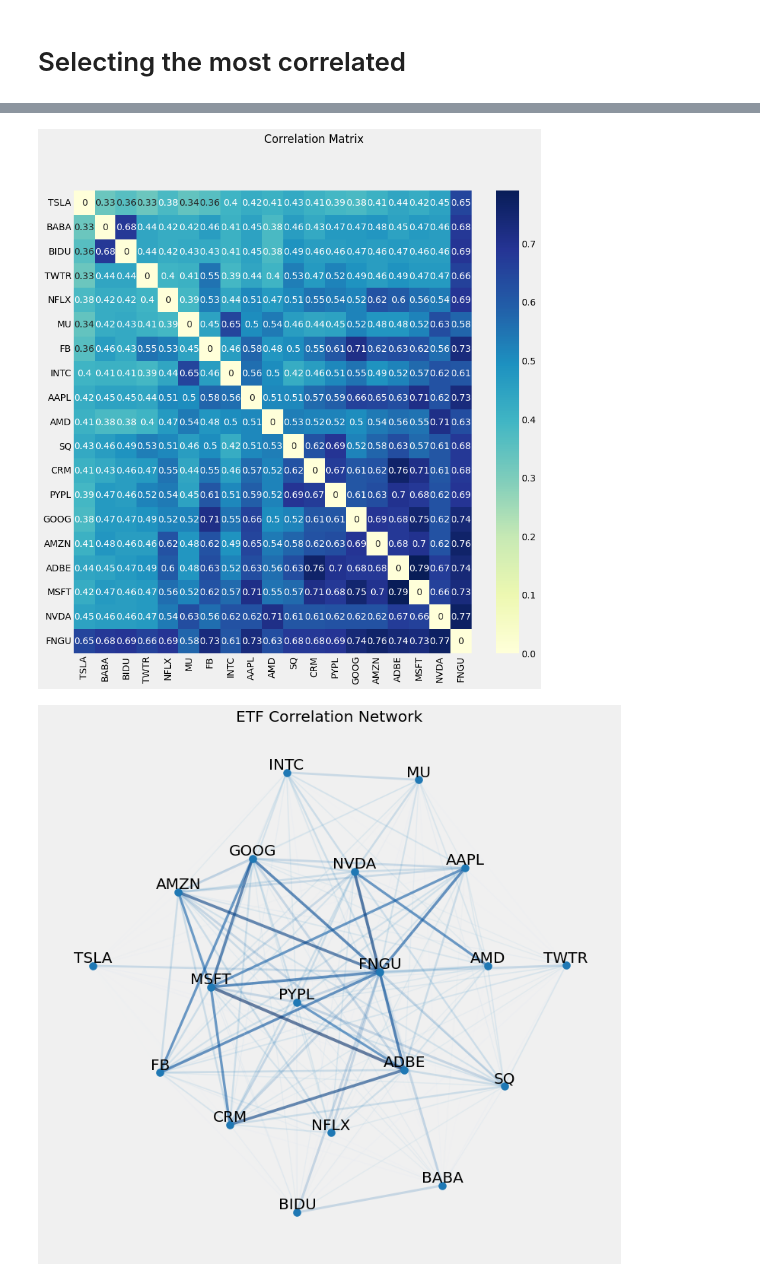
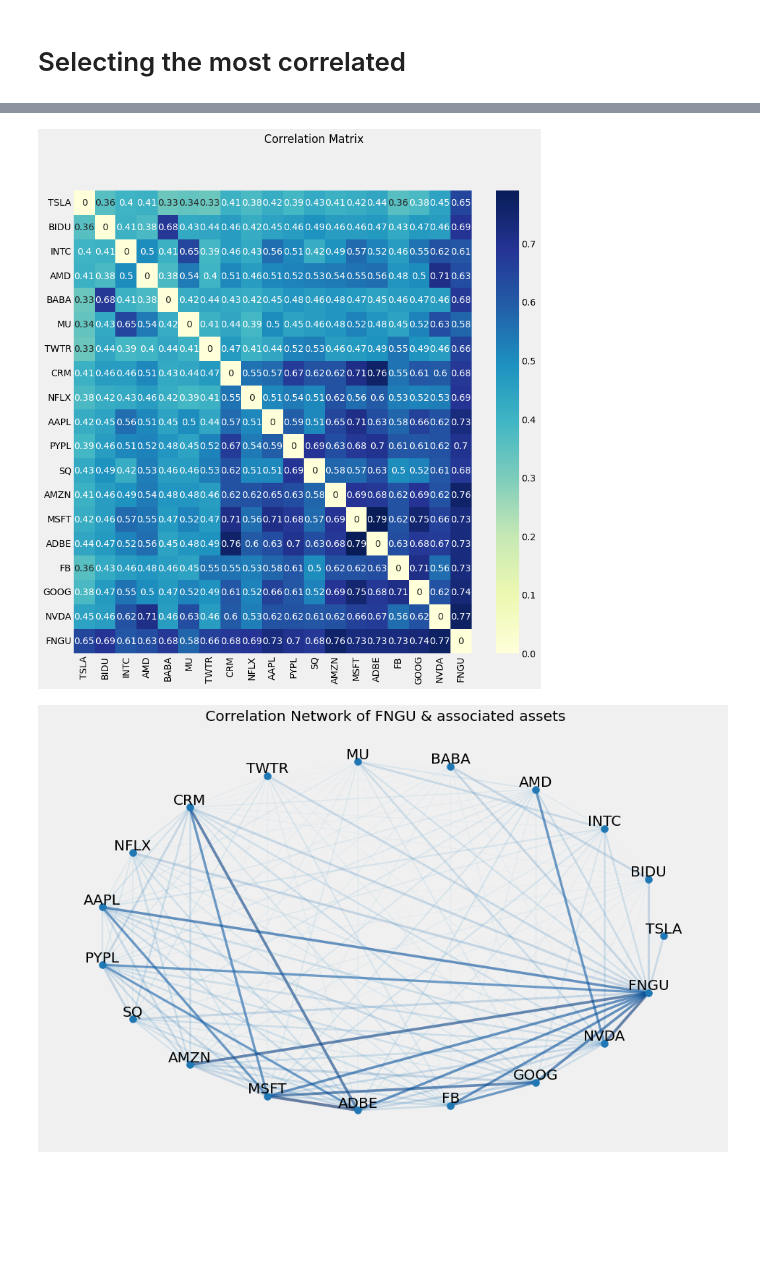
Before and after one commit to alik604/algorithmic-trading, a Jupyter notebook: ETF Correlation Network.ipynb, the cells around one changed output, grey strips where cells are left out. Cells and saved outputs as stored; diff of their text form; code cells hidden in the pictures; blank space fills up the shorter version.

Commit message:
Update ETF Correlation Network.ipynb
small update

```diff
--- a/ETF Correlation Network.ipynb
+++ b/ETF Correlation Network.ipynb
@@ -34,12 +36,15 @@ end = datetime.date.today()
 Populating the interactive namespace from numpy and matplotlib
 # %%
 USE_LOG_RETURN = True
+# // should add the ETFs: TIT and TEC
+# ls = ['HMMJ.to','ogi','hexo','cweb','smg','tlry','acb','cron','weed.TO'] # ,'weed'
+# ls = ['XEG.to', 'SU.to','CNQ.to','CVE.to','TOU.to','IMO.to','PXT.to','CPG.to','PSK.to','ARX.to','WCP.to'] # 'PXT.to' and after are less weighted in XEG - which is market cap weighted
+ls = ['FNGU','AAPL','NFLX','GOOG','FB','AMZN','BABA','BIDU','NVDA','TSLA','TWTR'] # FNGU ETF   MSFT is very highly corr-ed with FNGU
+ls.extend(['ADBE', 'AMD', 'AMZN', 'CRM', 'INTC', 'MSFT', 'MU', 'NFLX', 'PYPL', 'SQ']) # BULZ ETF
+ETF = ls[0]
+ls  = list(set(ls))
 
-# ls = ['HMMJ,'ogi','hexo','cweb','smg','apha','gwprf','tlry','acb','cron','weed.TO'] # ,'weed'
-# ls = ['XEG.to', 'SU.to','CNQ.to','CVE.to','TOU.to','IMO.to', ,'PXT.to','CPG.to','PSK.to','ARX.to','WCP.to'] # 'PXT.to' and after are less weighted in XEG - which is market cap weighted
-ls = ['AAPL','NFLX','GOOG','FB','AMZN','BABA','BIDU','NVDA','TSLA','TWTR','FNGU', 'MSFT'] # FNGU ETF
-ls.extend(['ADBE', 'AMD', 'AMZN', 'CRM', 'INTC', 'MSFT', 'MU', 'NFLX', 'PYPL', 'SQ']) # BULZ ETF
-ls  = list(set(ls))
+
 
 data = {}
 
@@ -160,15 +165,13 @@ corr_cumSum
 # %%
-stocks_norm_spearmanr_cumSum.sort_values("MSFT", inplace=True, axis=1)
+stocks_norm_spearmanr_cumSum.sort_values(ETF, inplace=True, axis=1)
 top_N = stocks.columns.shape[0] // 3
 top_N = stocks.columns.shape[0]# // 3
 
 keepThese = stocks_norm_spearmanr_cumSum.iloc[:, -top_N:]
 
-keepThese = keepThese.columns
-if "FNGU" not in keepThese:
-#   keepThese.append("FNGU")
-    keepThese.append(pd.Index(["FNGU"]))
-keepThese = keepThese.to_numpy()
+keepThese = keepThese.columns.to_list()
+# if ETF not in keepThese:
+#     keepThese.append(ETF)
 
 # corr = stocks_norm_spearmanr[keepThese].round(2) # all rows. wont work well with code below (networkx)
 corr = stocks_norm_spearmanr.loc[keepThese, keepThese].round(2) # only row the index rows
@@ -199,7 +202,7 @@ _=plt.subplots(figsize=(12, 12))
 _=plt.suptitle("Correlation Matrix")
 _=sns.heatmap(corr, annot=True, cmap="YlGnBu")
 # %% [output]
-[figure, old version]
+[figure, new version]
 # %%
 # for (u,v,d) in G.edges(data=True):
 #     d['weight']
@@ -213,8 +216,8 @@ all = np.sort(all)[::-1]
 # thresh = np.average(all) + 2*np.std(all)
 thresh = all[numb_edges]
 # %%
-_=plt.figure(figsize=(12, 12))
-_=plt.title("ETF Correlation Network")
+_=plt.figure(figsize=(15, 10))
+_=plt.title(f" Correlation Network of {ETF} & associated assets")
 
 G=nx.Graph()
 # G=graph
@@ -231,6 +234,7 @@ for i in range(len(corr)):
 
 
 pos=nx.spring_layout(G) # positions for all nodes
+pos=nx.circular_layout(G) # positions for all nodes
 
 # nodes
 _=nx.draw_networkx_nodes(G,pos, node_size=100)
@@ -241,34 +245,34 @@ _=nx.draw_networkx_nodes(G,pos, node_size=100)
 # esmall=[(u,v) for (u,v,d) in G.edges(data=True) if d['weight'] < thresh]
 # _=nx.draw_networkx_edges(G,pos,edgelist=esmall,
 #                     width=1.5,alpha=0.25,edge_color='r') # ,style='dashed'
 # _=nx.draw_networkx_edges(G,pos,edgelist=elarge,
 #                     width=3,alpha=1,edge_color='g')
 # ###############################################################################
 
 # continuous width & alpha of edges
 weights = np.array([G[u][v]['weight'] for u,v in G.edges()])
 weights_scaled = scale_data(weights)
 width = np.array(weights_scaled) * 4
 
 weights_shewed = np.log(weights_scaled+1, where=weights_scaled != 0) # force a right shew
 alpha = scale_data(weights_shewed)
 alpha = np.where(alpha < .35, .1, alpha)
 alpha = np.where((alpha > .35) & (alpha < .85), .2, alpha)
 alpha = np.where(alpha > .85, .6, alpha)
 # alpha
 
 _=nx.draw_networkx_edges(G,pos, alpha=alpha, width=width,
   edge_color=weights_scaled, edge_cmap=plt.cm.Blues)
 # ###############################################################################
 
 # labels
 _=nx.draw_networkx_labels(G,pos, font_size=20, verticalalignment='bottom')
 
 _=plt.axis('off')
 # plt.savefig("weighted_graph.png") # save as png
 plt.show() # display
 # %% [output]
-[figure, old version]
+[figure, new version]
 # %%
 corr_mat = np.matrix(corr, dtype=None)
 
```
Also changed, not shown: parts of 9 cells of this notebook.
